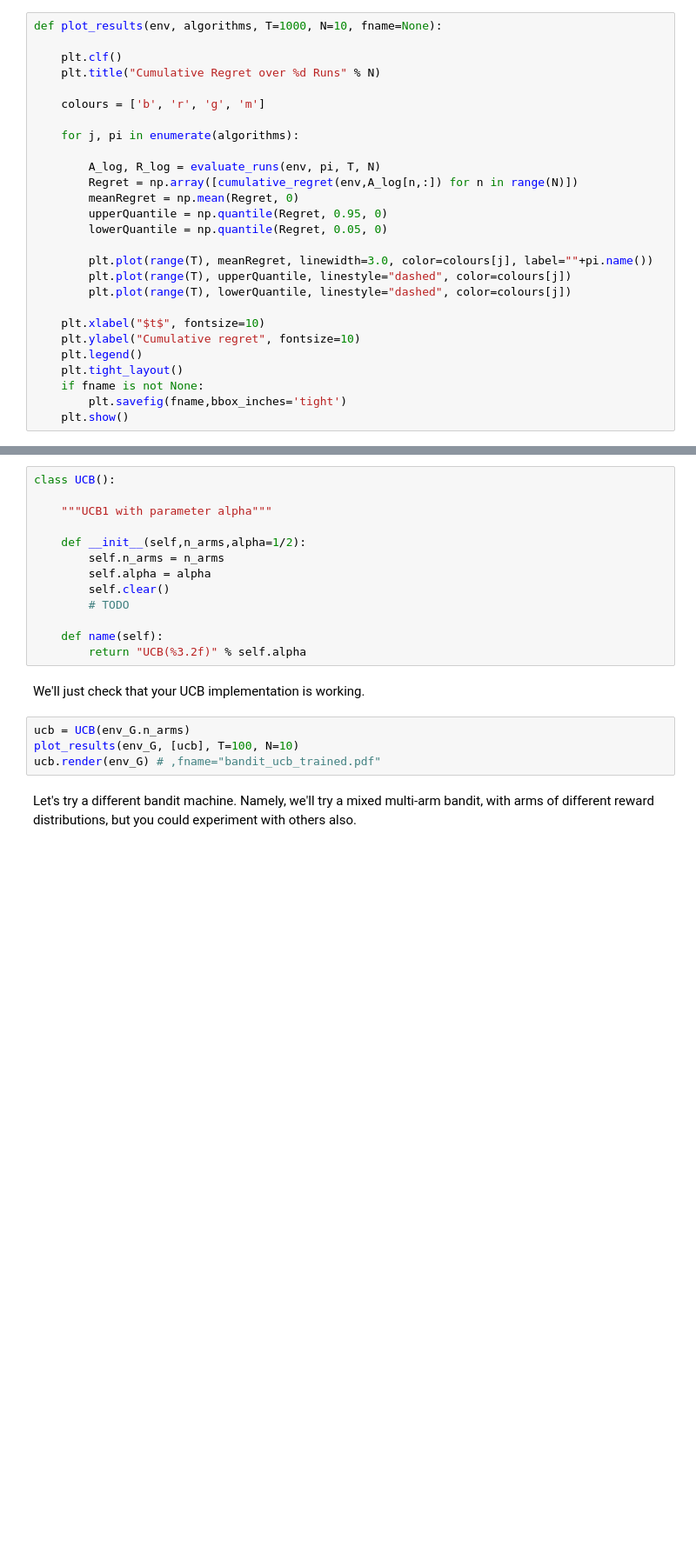
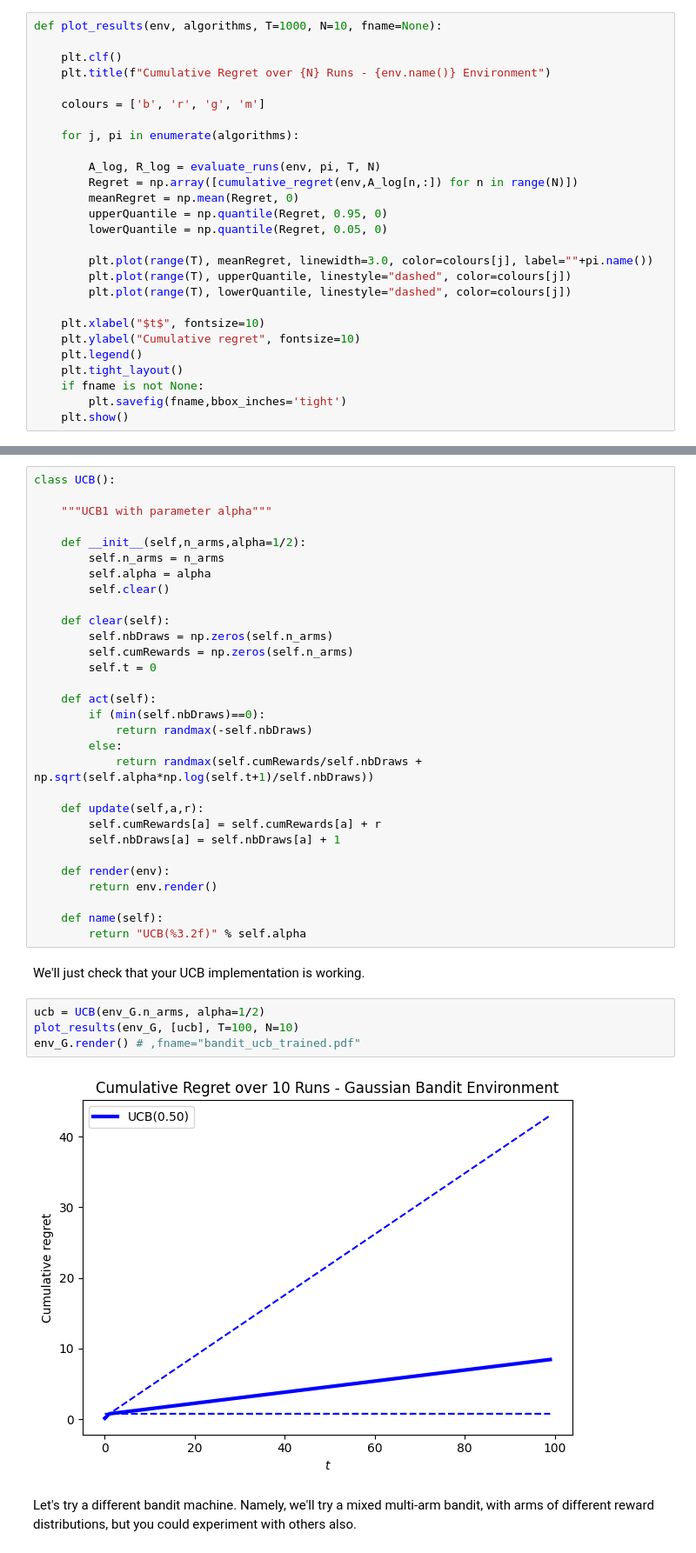
Before and after one commit to rafinhafpb/ML-Autonomous-Agents, a Jupyter notebook: TP3/Lab_03.ipynb, the cells around one changed output, grey strips where cells are left out. Shown: that part at 87% size. Drawn from its saved outputs; the diff is of its cells as text; blank space fills up the shorter version.

```diff
--- a/TP3/Lab_03.ipynb
+++ b/TP3/Lab_03.ipynb
@@ -185,7 +191,7 @@ The following function will be useful for comparing arbitrary combinations of ba
 def plot_results(env, algorithms, T=1000, N=10, fname=None):
 
     plt.clf()
-    plt.title("Cumulative Regret over %d Runs" % N)
+    plt.title(f"Cumulative Regret over {N} Runs - {env.name()} Environment")
 
     colours = ['b', 'r', 'g', 'm']
 
@@ -250,16 +278,35 @@ class UCB():
         self.n_arms = n_arms
         self.alpha = alpha
         self.clear()
-        # TODO
+
+    def clear(self):
+        self.nbDraws = np.zeros(self.n_arms)
+        self.cumRewards = np.zeros(self.n_arms)
+        self.t = 0
+
+    def act(self):
+        if (min(self.nbDraws)==0):
+            return randmax(-self.nbDraws)
+        else:
+            return randmax(self.cumRewards/self.nbDraws + np.sqrt(self.alpha*np.log(self.t+1)/self.nbDraws))
+
+    def update(self,a,r):
+        self.cumRewards[a] = self.cumRewards[a] + r
+        self.nbDraws[a] = self.nbDraws[a] + 1
+
+    def render(env):
+        return env.render()
 
     def name(self):
         return "UCB(%3.2f)" % self.alpha
 # %% [markdown]
 We'll just check that your UCB implementation is working.
 # %%
-ucb = UCB(env_G.n_arms)
+ucb = UCB(env_G.n_arms, alpha=1/2)
 plot_results(env_G, [ucb], T=100, N=10)
-ucb.render(env_G) # ,fname="bandit_ucb_trained.pdf"
+env_G.render() # ,fname="bandit_ucb_trained.pdf"
+# %% [output]
+[figure, added]
 # %% [markdown]
 Let's try a different bandit machine. Namely, we'll try a mixed multi-arm bandit, with arms of different reward distributions, but you could experiment with others also.
 # %%
```
Also changed, not shown: parts of 9 cells of this notebook, 1 other file.
